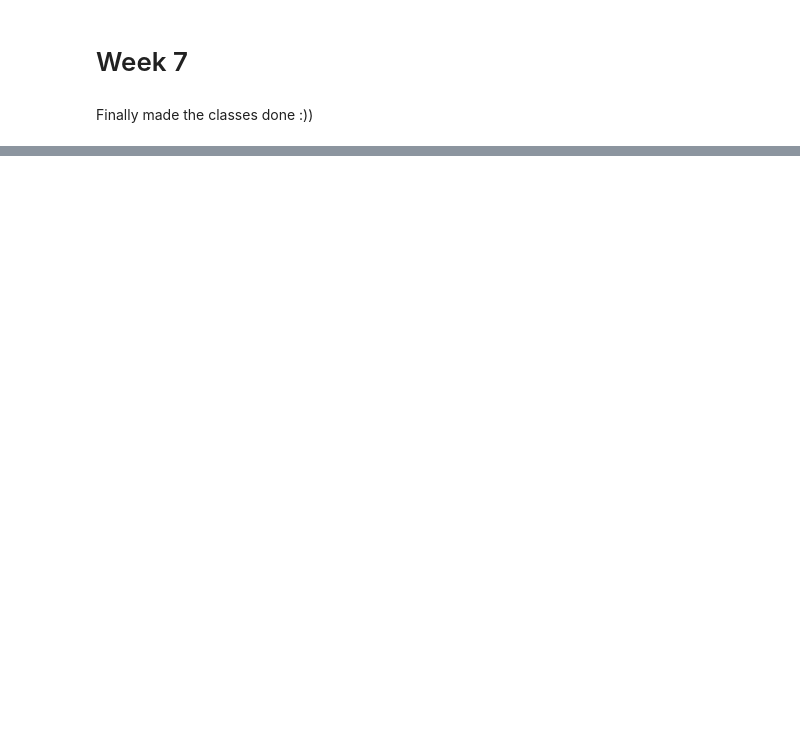
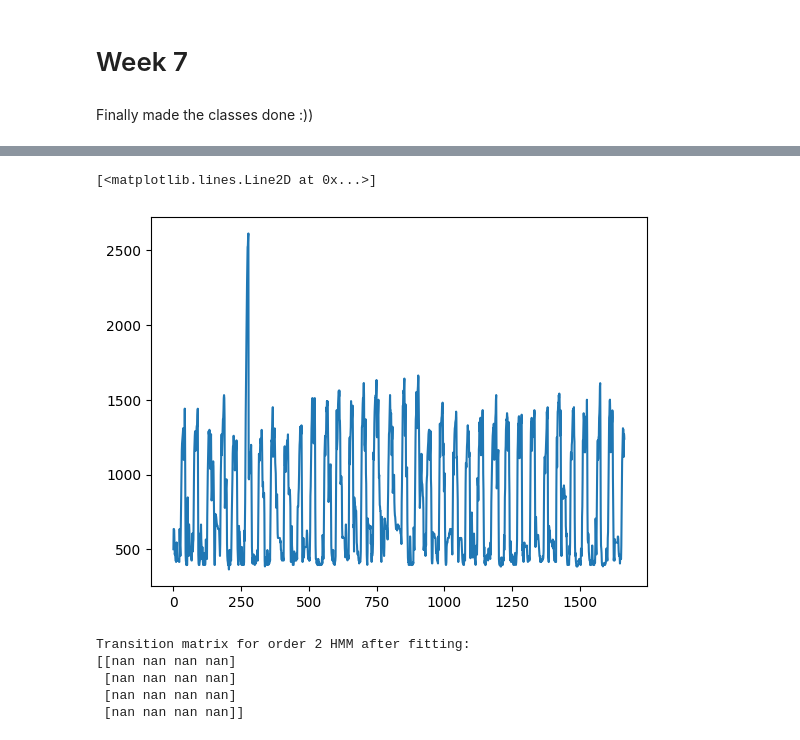
Before and after one commit to Maccen26/hmm-project, a Jupyter notebook: week7.ipynb, the cells around one changed output, grey strips where cells are left out. Drawn from its saved outputs; the diff is of its cells as text; code cells hidden in the pictures; blank space fills up the shorter version.

```diff
--- a/week7.ipynb
+++ b/week7.ipynb
@@ -106,0 +170,17 @@ fit_hist
+# %%
+plt.plot(ys)
+# %% [output]
+[<matplotlib.lines.Line2D at 0x...>]
+[figure, added]
+# %%
+hmm_order_2.fit(ys=ys, solver=GradientSolver(), frozen={"mu0": False})
+
+print("Transition matrix for order 2 HMM after fitting:")
+
+print(hmm_order_2.transition.transition_matrix())
+# %% [output]
+Transition matrix for order 2 HMM after fitting:
+[[nan nan nan nan]
+ [nan nan nan nan]
+ [nan nan nan nan]
+ [nan nan nan nan]]
```
Also changed, not shown: parts of 14 cells of this notebook, 13 other files.
